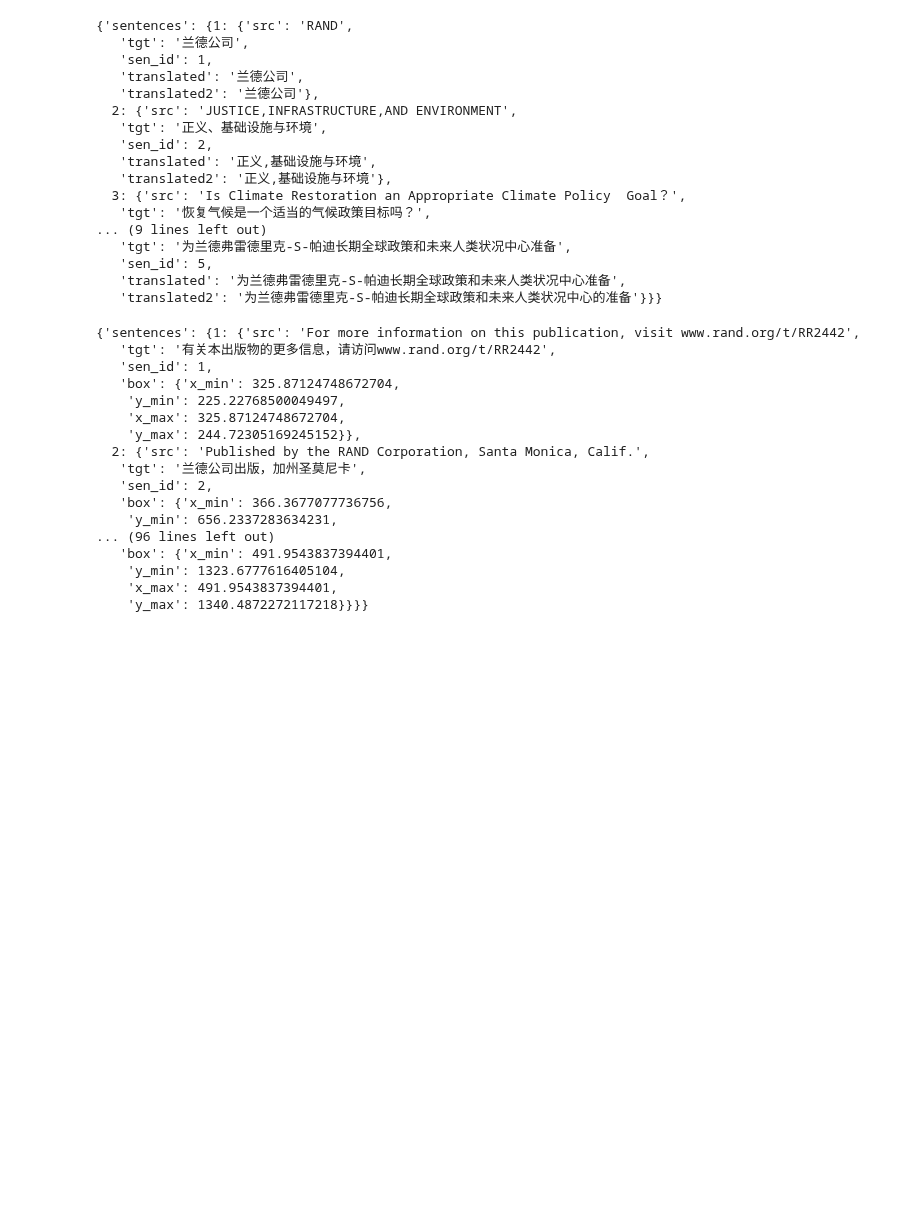
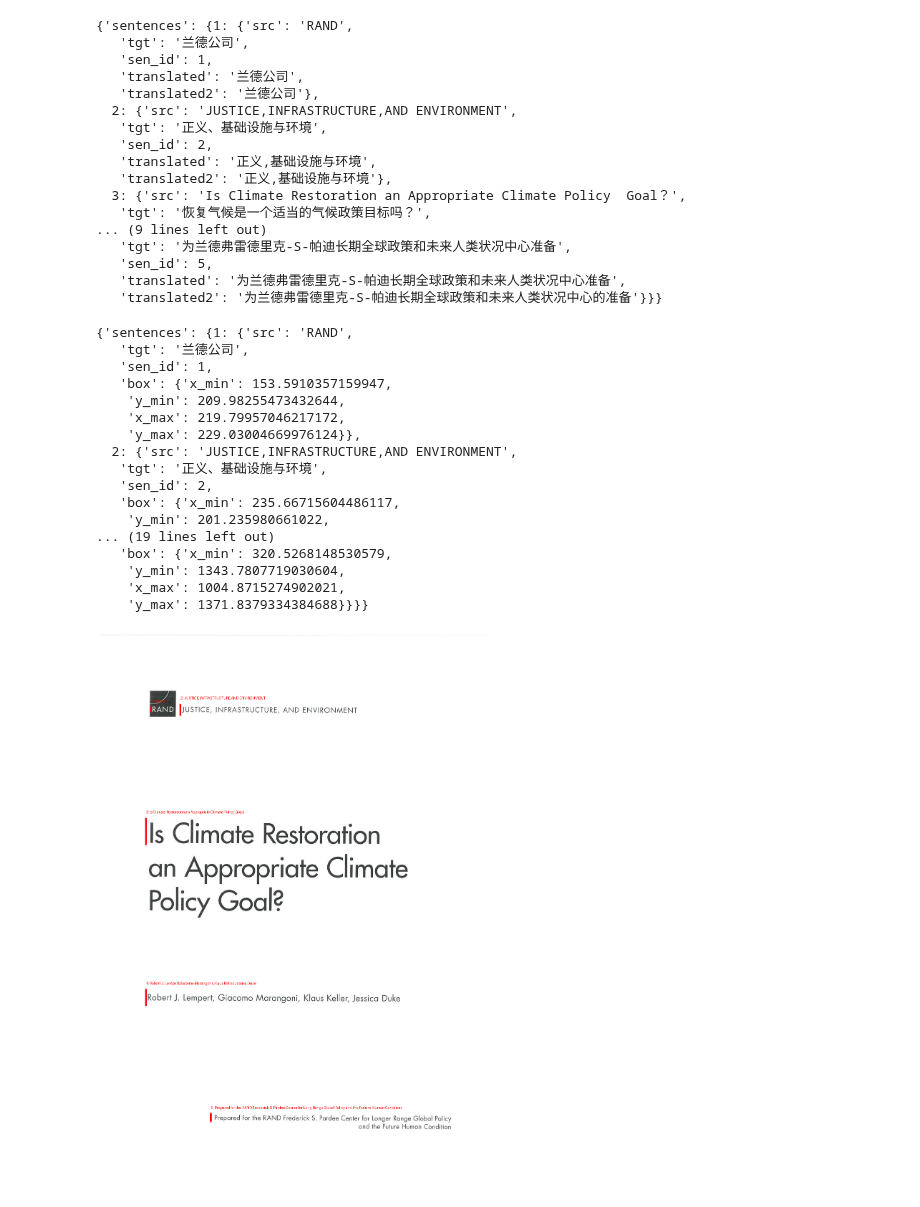
Before and after one commit to amaljoe/doctr-dit, a Jupyter notebook: notebooks/evaluate.ipynb, the cells around one changed output. Drawn from its saved outputs; the diff is of its cells as text; code cells hidden in the pictures; blank space fills up the shorter version.

Commit message:
add: visualise boxes in evaluate

```diff
--- a/notebooks/evaluate.ipynb
+++ b/notebooks/evaluate.ipynb
@@ -177,7 +177,7 @@ docs[0]
    'translated2': '为兰德弗雷德里克-S-帕迪长期全球政策和未来人类状况中心的准备'}}}
 # %%
 docs = []
-for filename, data, image in items[1:2]:
+for filename, data, image in items:
     sentences = {}
     for obj in data.get("objects", []):
         for sen in obj.get("sentences", []):
@@ -186,7 +186,7 @@ for filename, data, image in items[1:2]:
             src = info.get("text_gt")
             tgt = info.get("text_trans_ref")
             box = info.get("line_box")
-            x_min, y_min, x_max, y_max = box[0]['x'], box[0]['y'], box[3]['x'], box[3]['y']
+            x_min, y_min, x_max, y_max = box[0]['x'], box[0]['y'], box[2]['x'], box[2]['y']
             if sen_id in sentences.keys():
                 if src[0] != ' ':
                     src = ' ' + src
@@ -210,20 +210,62 @@ for filename, data, image in items[1:2]:
 
 docs[0]
 # %% [output]
-{'sentences': {1: {'src': 'For more information on this publication, visit www.rand.org/t/RR2442',
-   'tgt': '有关本出版物的更多信息，请访问www.rand.org/t/RR2442',
+{'sentences': {1: {'src': 'RAND',
+   'tgt': '兰德公司',
    'sen_id': 1,
-   'box': {'x_min': 325.87124748672704,
-    'y_min': 225.22768500049497,
-    'x_max': 325.87124748672704,
-    'y_max': 244.72305169245152}},
-  2: {'src': 'Published by the RAND Corporation, Santa Monica, Calif.',
-   'tgt': '兰德公司出版，加州圣莫尼卡',
+   'box': {'x_min': 153.5910357159947,
+    'y_min': 209.98255473432644,
+    'x_max': 219.79957046217172,
+    'y_max': 229.03004669976124}},
+  2: {'src': 'JUSTICE,INFRASTRUCTURE,AND ENVIRONMENT',
+   'tgt': '正义、基础设施与环境',
    'sen_id': 2,
-   'box': {'x_min': 366.3677077736756,
-    'y_min': 656.2337283634231,
-... (96 lines left out)
-   'box': {'x_min': 491.9543837394401,
-    'y_min': 1323.6777616405104,
-    'x_max': 491.9543837394401,
-    'y_max': 1340.4872272117218}}}}
+   'box': {'x_min': 235.66715604486117,
+    'y_min': 201.235980661022,
+... (19 lines left out)
+   'box': {'x_min': 320.5268148530579,
+    'y_min': 1343.7807719030604,
+    'x_max': 1004.8715274902021,
+    'y_max': 1371.8379334384688}}}}
+# %%
+from PIL import Image, ImageDraw, ImageFont
+from IPython.display import display
+
+def visualize_doc(image, doc, show_text=True, color="red", width=3):
+    """
+    Draw sentence boxes from `doc` onto `image`.
+
+    image: PIL.Image
+    doc:   {"sentences": {sen_id: {...}}}
+    """
+    img = image.copy()
+    draw = ImageDraw.Draw(img)
+
+    # Optional font (PIL default works, but you can load a TTF)
+    try:
+        font = ImageFont.truetype("arial.ttf", 20)
+    except:
+        font = ImageFont.load_default()
+
+    for sen_id, sen_data in doc["sentences"].items():
+        box = sen_data["box"]
+
+        x_min = box["x_min"]
+        y_min = box["y_min"]
+        x_max = box["x_max"]
+        y_max = box["y_max"]
+
+        # Draw rectangle
+        draw.rectangle([(x_min, y_min), (x_max, y_max)], outline=color, width=width)
+
+        # Draw ID or text
+        if show_text:
+            text = f"{sen_id}: {sen_data['src']}"
+            draw.text((x_min, y_min - 20), text, fill=color, font=font)
+
+    return img
+
+img = visualize_doc(items[0][2], docs[0])
+display(vis_img)
+# %% [output]
+[figure, added]
```
Also changed, not shown: 1 other file.
